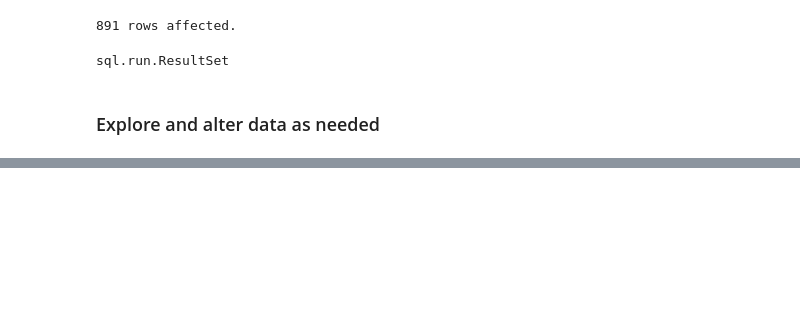
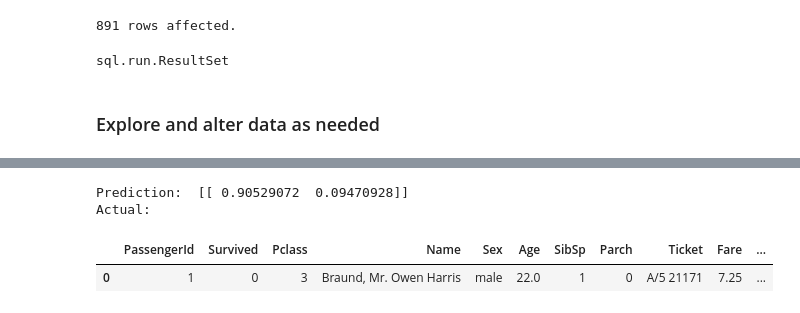
Before and after one commit to ByronAllen/dsi1, a Jupyter notebook: projects/Project 5/Project 5.ipynb, the cells around one changed output, grey strips where cells are left out. Cells and saved outputs as stored; diff of their text form; code cells hidden in the pictures; blank space fills up the shorter version.

```diff
--- a/projects/Project 5/Project 5.ipynb
+++ b/projects/Project 5/Project 5.ipynb
@@ -103,0 +372,17 @@ What is the overall goal of this research project you have been assigned?
+# %%
+rfc_params = {'n_estimators': [5,10,15],
+              'criterion': ['gini', 'entropy'],
+              'max_features': ['auto', 'sqrt','log2',None],
+              'max_depth': [1,2,3,4,5,6,7,8],
+              'min_samples_split':[1,2,3,4],
+              'min_samples_leaf':[1,2,3,4]
+            }
+
+rfc_gs = GridSearchCV(rfc, param_grid=rfc_params, cv=10)
+rfc_gs.fit(X,y)
+
+print 'Best Params: ', rfc_gs.best_params_
+print
+
+best_estimator = rfc_gs.best_estimator_
+CVSvDummy(best_estimator, X, y, columns)
@@ -103,0 +409,5 @@ What is the overall goal of this research project you have been assigned?
+# %%
+train_X, test_X, train_y, test_y = train_test_split(X,y, test_size=0.3)
+
+print train_X.shape, test_X.shape
+print train_y.shape, test_y.shape
@@ -103,0 +417,16 @@ What is the overall goal of this research project you have been assigned?
+# %%
+lr_gs.best_estimator_.fit(train_X,train_y)
+pred_y = lr_gs.predict(test_X)
+cm = confusion_matrix(test_y, pred_y)
+
+print 'Confusion Matrix: '
+print cm
+print
+print 'Manual Accuracy: '
+print float(cm[0,0])/float((cm[0,0]+cm[1,1]))
+print
+print 'Sklearn Accuracy: '
+print accuracy_score(test_y, pred_y)
+print
+print 'Classification Report: '
+print classification_report(test_y, pred_y)
@@ -103,0 +584,11 @@ What is the overall goal of this research project you have been assigned?
+# %%
+#Test on Braund, Mr. Owen Harris
+lr_gs.best_estimator_.fit(X, y)
+print 'Prediction: ', lr_gs.best_estimator_.predict_proba([[3,1,22.0,1,0,7.25,1]])
+print 'Actual:'
+tit[tit.Name == 'Braund, Mr. Owen Harris']
+# %% [output]
+Prediction:  [[ 0.90529072  0.09470928]]
+Actual:
+|  | PassengerId | Survived | Pclass | Name | Sex | Age | SibSp | Parch | Ticket | Fare | ... |
+| 0 | 1 | 0 | 3 | Braund, Mr. Owen Harris | male | 22.0 | 1 | 0 | A/5 21171 | 7.25 | ... |
```
Also changed, not shown: parts of 64 cells of this notebook, 26 other files.
